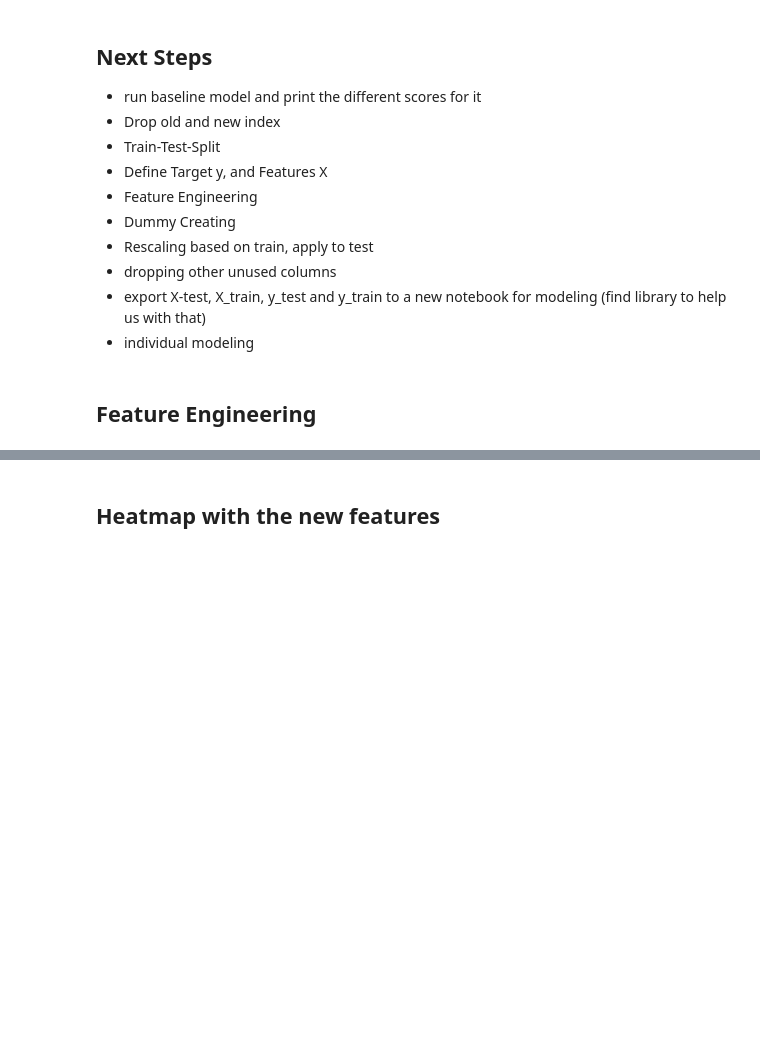
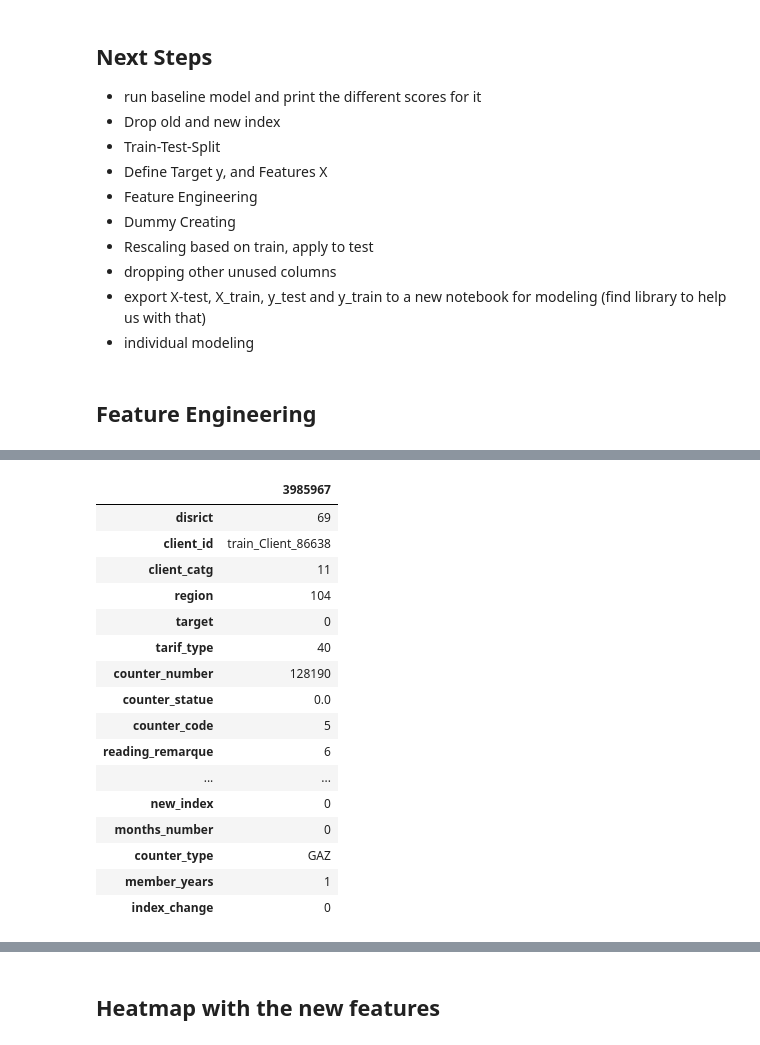
Before and after one commit to Cazta/fraud_detection_electricity_company, a Jupyter notebook: fraud_data_cleaning.ipynb, the cells around one changed output, grey strips where cells are left out. Saved outputs shown, nothing was run; the diff lists cells and outputs as text; code cells hidden in the pictures; blank space fills up the shorter version.

```diff
--- a/fraud_data_cleaning.ipynb
+++ b/fraud_data_cleaning.ipynb
@@ -290,3 +622,23 @@ df_processed['tarif_type'] = df_processed['tarif_type'].map({
 # %%
 # new feature index_change
 df_processed['index_change']= df_processed['new_index'] - df_processed['old_index']
+# %%
+df_processed.query('months_number == 0').T
+# %% [output]
+|  | 3985967 |
+| disrict | 69 |
+| client_id | train_Client_86638 |
+| client_catg | 11 |
+| region | 104 |
+| target | 0 |
+| tarif_type | 40 |
+| counter_number | 128190 |
+| counter_statue | 0.0 |
+| counter_code | 5 |
+| reading_remarque | 6 |
+| ... | ... |
+| new_index | 0 |
+| months_number | 0 |
+| counter_type | GAZ |
+| member_years | 1 |
+| index_change | 0 |
```
Also changed, not shown: parts of 58 cells of this notebook.
